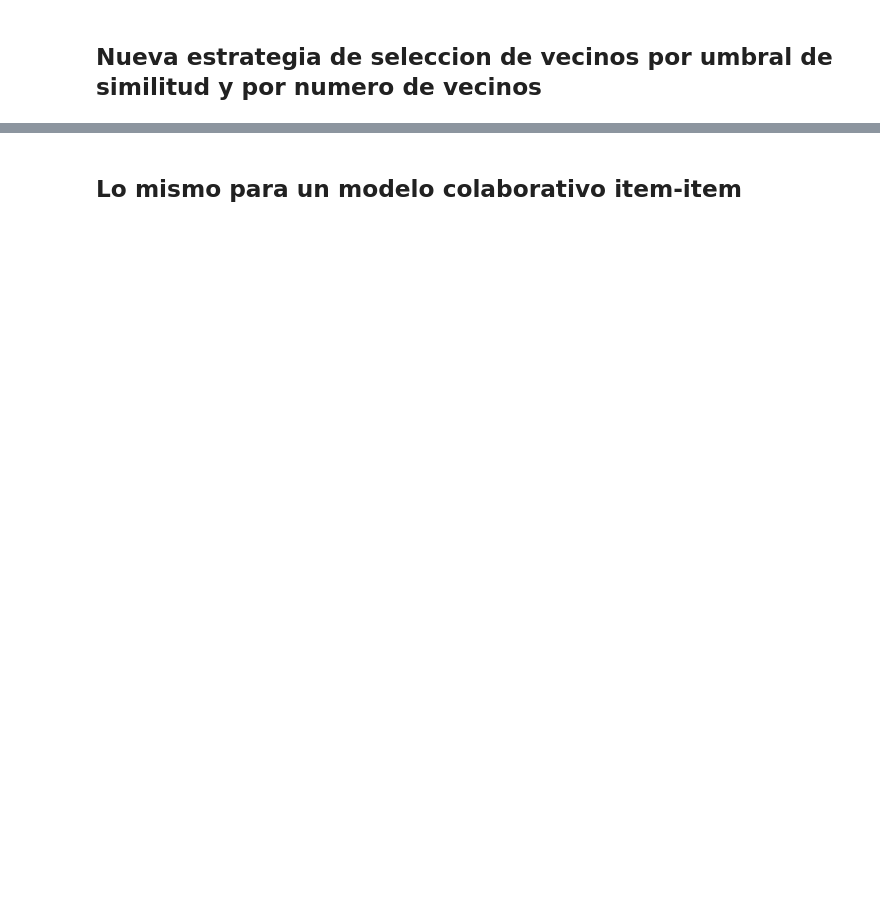
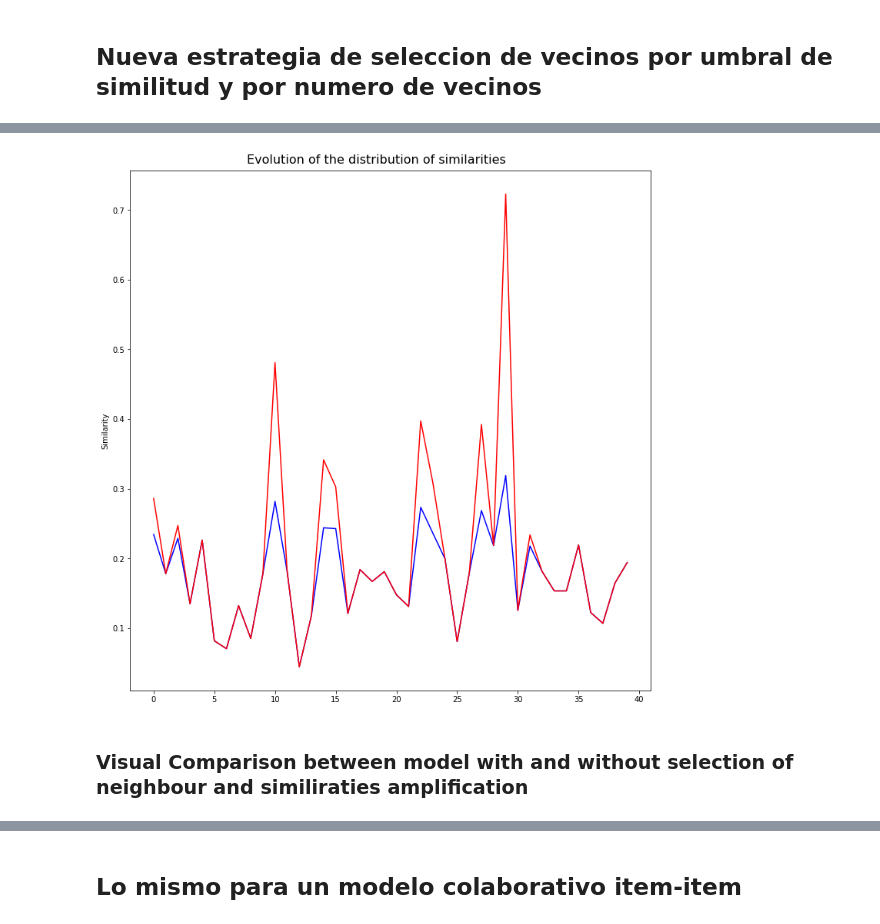
Before and after one commit to Acuzou/Taller1-SistemasDeRecomendacion, a Jupyter notebook: SDR_Taller1.ipynb, the cells around one changed output, grey strips where cells are left out. Drawn from its saved outputs; the diff is of its cells as text; code cells hidden in the pictures; blank space fills up the shorter version.

```diff
--- a/SDR_Taller1.ipynb
+++ b/SDR_Taller1.ipynb
@@ -441,0 +606,18 @@ tiempo2, funcion_costo2 = funcion_costo(5, 5, better_prediccion, similitudes)
+# %%
+mu_test = matrix_utilidad(0)
+sim_test = similitudes(0, mu)
+# %%
+def test(num_item):
+
+    test0 = prediccion(0, num_item, mu_test, sim_test, 0)
+    print("Prediccion : " + str(test0))
+    test1 = mejor_prediccion1(0, num_item, mu, sim_test, 0)
+    print("Mejor Prediccion 1 : " + str(test1))
+    test2 = mejor_prediccion2(0, num_item, mu, sim_test, 0)
+    print("Mejor Prediccion 2 : " + str(test2))
+    test3 = mu[0][num_item]
+    print("Real Value : " + str(test3))
+    return
+# %%
+for i in range(5):
+    test(i)
@@ -442 +645,41 @@ tiempo2, funcion_costo2 = funcion_costo(5, 5, better_prediccion, similitudes)
+# %%
+#Visual representation of the change of similarities made by mejor_prediccion2
+
+import matplotlib.pyplot as plt
+
+#Alpha = 150 encontra empiricamente
+alpha = 150
+
+x = np.arange(len(sim))
+y1 = []
+y2 = []
+
+nb_user = len(mu)
+nb_item = len(mu[0])
+
+for i in range(1, nb_user):
+
+    nb_common_item = 0
+    for j in range(nb_item):
+        if(mu[i][j] != 0):
+            nb_common_item += 1
+
+    y1.append(sim[i-1][0])
+
+    mejor_sim_value = max(nb_common_item, alpha)*sim[i-1][0] / alpha
+    y2.append(mejor_sim_value)
+
+fig, axe = plt.subplots(constrained_layout = True,figsize=(10,10))
+
+plt.plot(x, y1, 'b') #BLUE COLOR FOR NORMAL SIMILARITIES
+plt.plot(x, y2, 'r') #RED COLOR FOR AFTER APPLYING PONDERATION OF MACLAUGHIN
+
+axe.set_ylabel("Similarity")
+fig.suptitle("Evolution of the distribution of similarities", fontsize=16);
+
+plt.show()
+# %% [output]
+[figure, added]
+# %% [markdown]
+### Visual Comparison between model with and without selection of neighbour and similiraties amplification
 # %%
```
Also changed, not shown: parts of 30 cells of this notebook.
